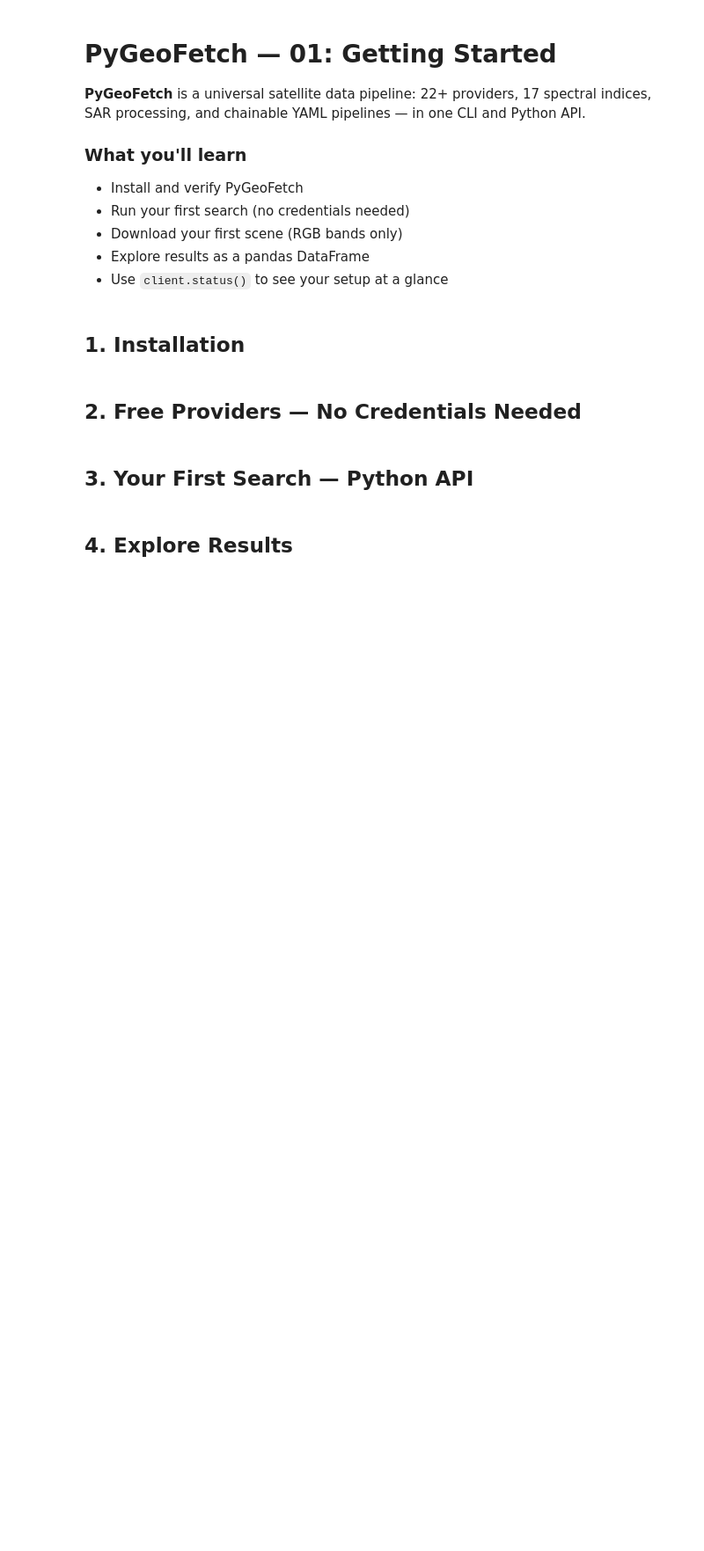
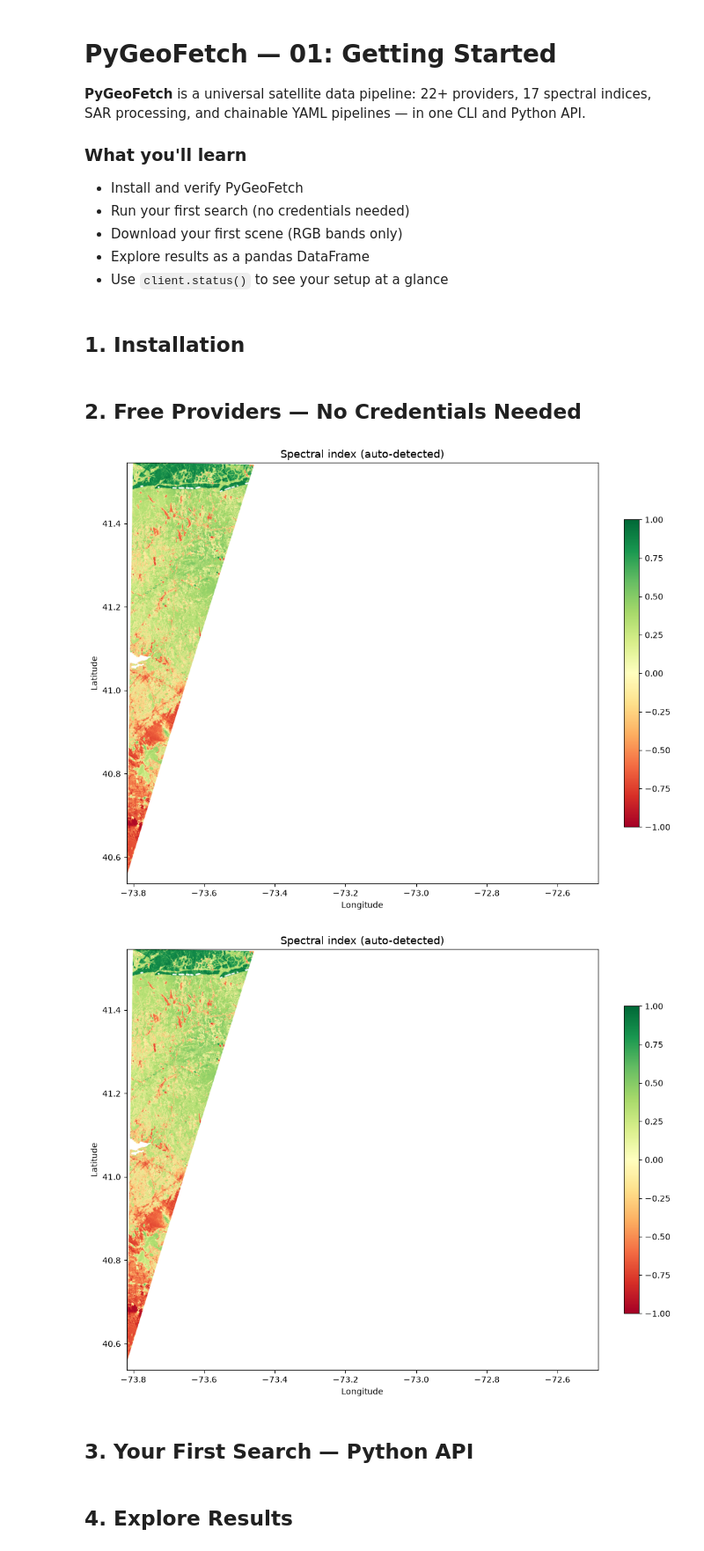
Before and after one commit to appiahkubis14/pygeofetch, a Jupyter notebook: notebooks/01_getting_started.ipynb, the cells around one changed output. Shown at 88% size. Cells and saved outputs as stored; diff of their text form; code cells hidden in the pictures; blank space fills up the shorter version.

```diff
--- a/notebooks/01_getting_started.ipynb
+++ b/notebooks/01_getting_started.ipynb
@@ -53,6 +53,18 @@ df = pd.DataFrame(rows)
 print(f"Total providers: {len(df)}  |  Free (no login): {df['Free?'].eq('✓').sum()}")
 print()
 print(df[df["Free?"] == "✓"].to_string(index=False))
+# %%
+from pygeofetch.viz.plot import Plotter
+from pathlib import Path
+
+plotter = Plotter()
+
+data = Path("/home/mrtenkorang/PyGeoFetch-1.0 (2).0-complete/pygeofetch/ndvi/aws_earth/ndvi.tif")
+
+plotter.quicklook(data)
+# %% [output]
+[figure, added]
+[figure, added]
 # %% [markdown]
 ## 3. Your First Search — Python API
 # %%
```
Also changed, not shown: 22 other files.
